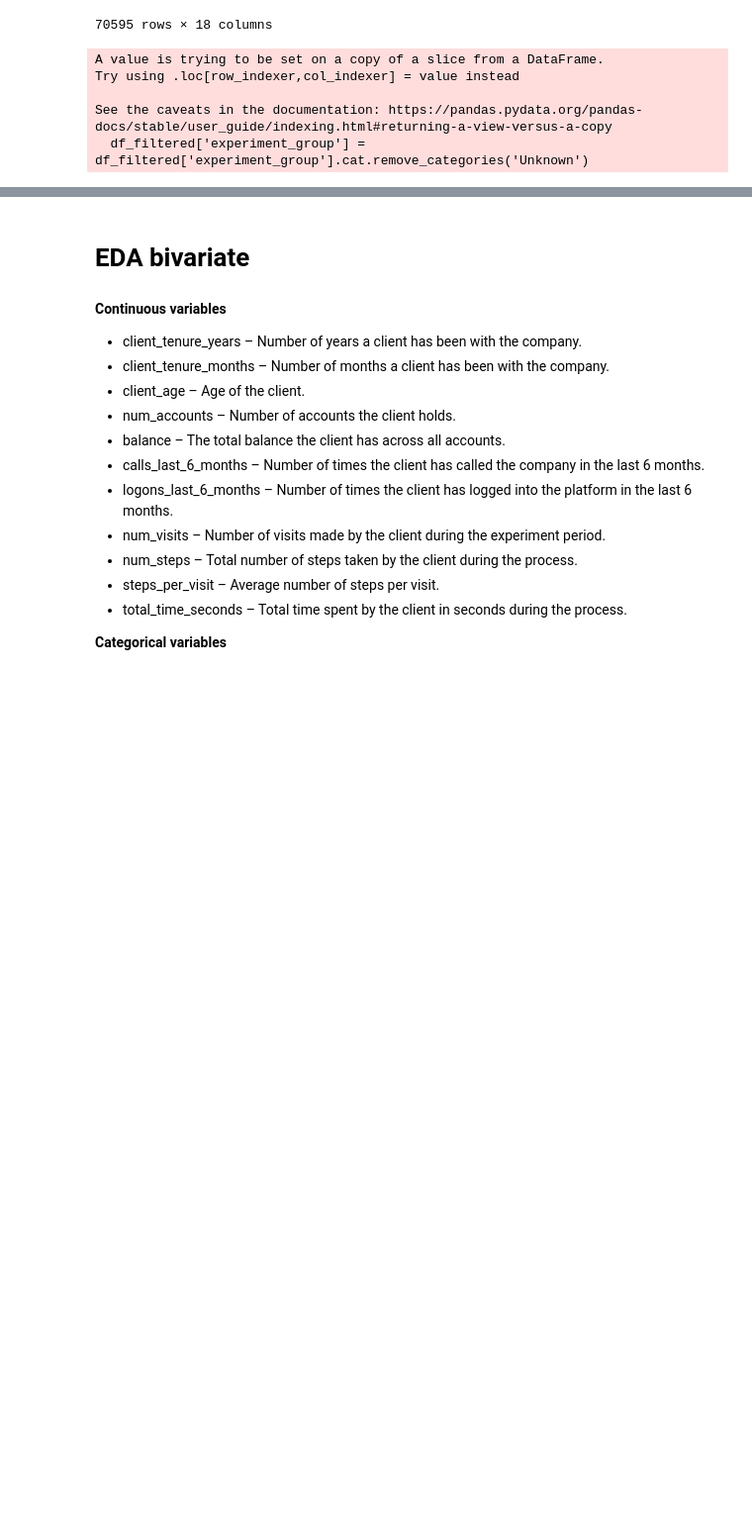
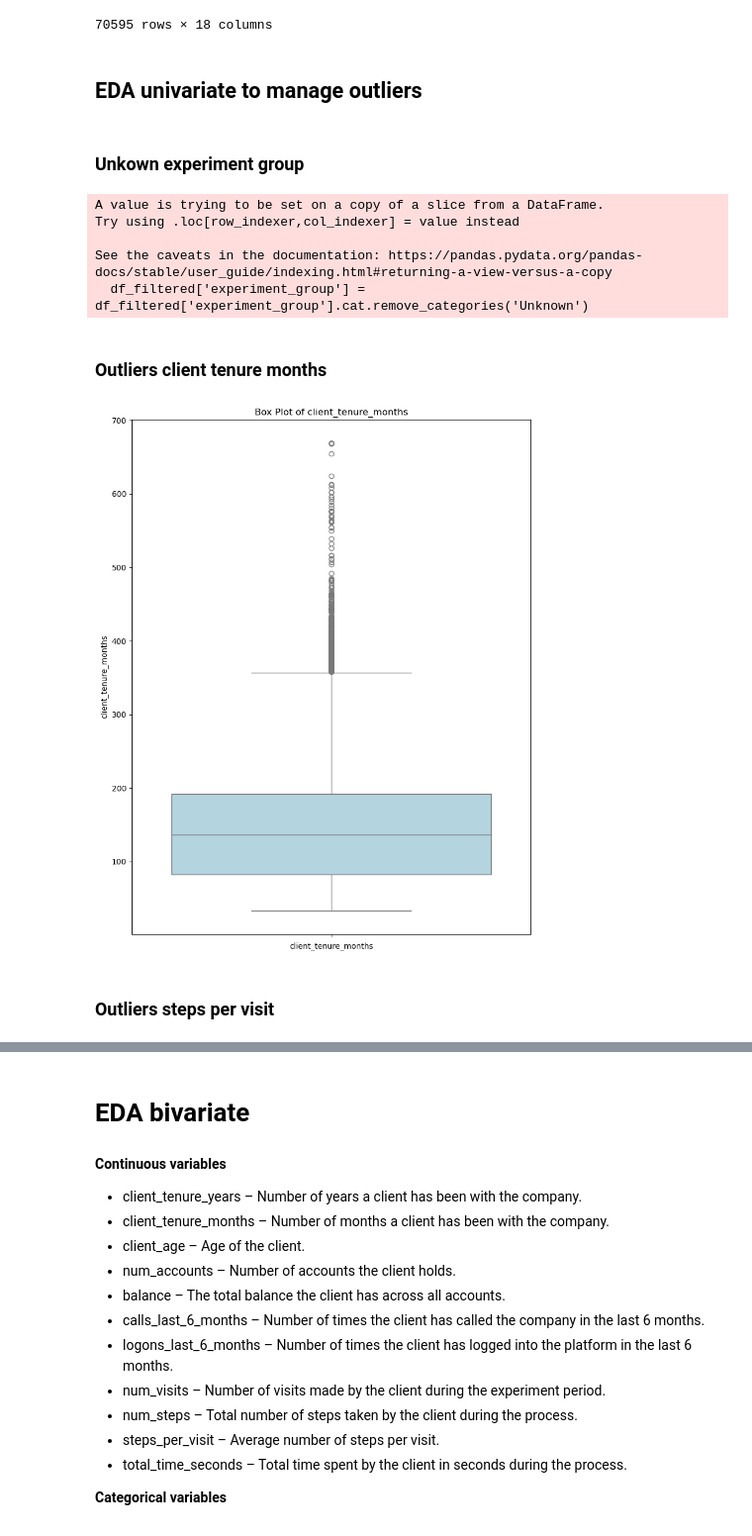
Before and after one commit to almudenaolg/Vanguard-AB-Test-Analysis, a Jupyter notebook: exploratory.ipynb, the cells around one changed output, grey strips where cells are left out. Shown at 99% size. Saved outputs shown, nothing was run; the diff lists cells and outputs as text; code cells hidden in the pictures; blank space fills up the shorter version.

Commit message:
First hypothesis testing, outliers and three variables analysis

```diff
--- a/exploratory.ipynb
+++ b/exploratory.ipynb
@@ -187,8 +187,6 @@ We changed the name of the column 'Variation' to 'experiment_group' to avoid the
 df_experiment_clients.rename(columns={'Variation': 'experiment_group'}, inplace=True)
 # %% [markdown]
 We remove the rows with null values in the Variation column, because their value is crucial (it distinguishes between “Test” and “Control”). Therefore, we cannot fill them in, nor use them for analysis without knowing which group they belong to.
-# %%
-df_experiment_clients = df_experiment_clients.dropna(subset=['experiment_group'])
 # %% [markdown]
 Convert the gender column to a categorical data type to facilitate analysis.
 # %%
@@ -356,6 +361,10 @@ df_complete
 | 70593 | 1573142 | 21.0 | 255.0 | 68.0 | M | 3.0 | 475114.69 | ... |
 | 70594 | 5602139 | 21.0 | 254.0 | 59.5 | F | 3.0 | 157498.73 | ... |
 70595 rows × 18 columns
+# %% [markdown]
+## EDA univariate to manage outliers
+# %% [markdown]
+### Unkown experiment group
 # %%
 # Filter out 'Unknown' from the dataframe
 df_filtered = df_complete[df_complete['experiment_group'] != 'Unknown']
@@ -368,3 +377,9 @@ Try using .loc[row_indexer,col_indexer] = value instead
 
 See the caveats in the documentation: https://pandas.pydata.org/pandas-docs/stable/user_guide/indexing.html#returning-a-view-versus-a-copy
   df_filtered['experiment_group'] = df_filtered['experiment_group'].cat.remove_categories('Unknown')
+# %% [markdown]
+### Outliers client tenure months
+# %%
+plot_boxplot(df_filtered, 'client_tenure_months')
+# %% [output]
+[figure, added]
@@ -370,0 +388,2 @@ See the caveats in the documentation: https://pandas.pydata.org/pandas-docs/stab
+# %% [markdown]
+### Outliers steps per visit
```
Also changed, not shown: parts of 102 cells of this notebook, 1 other file.
